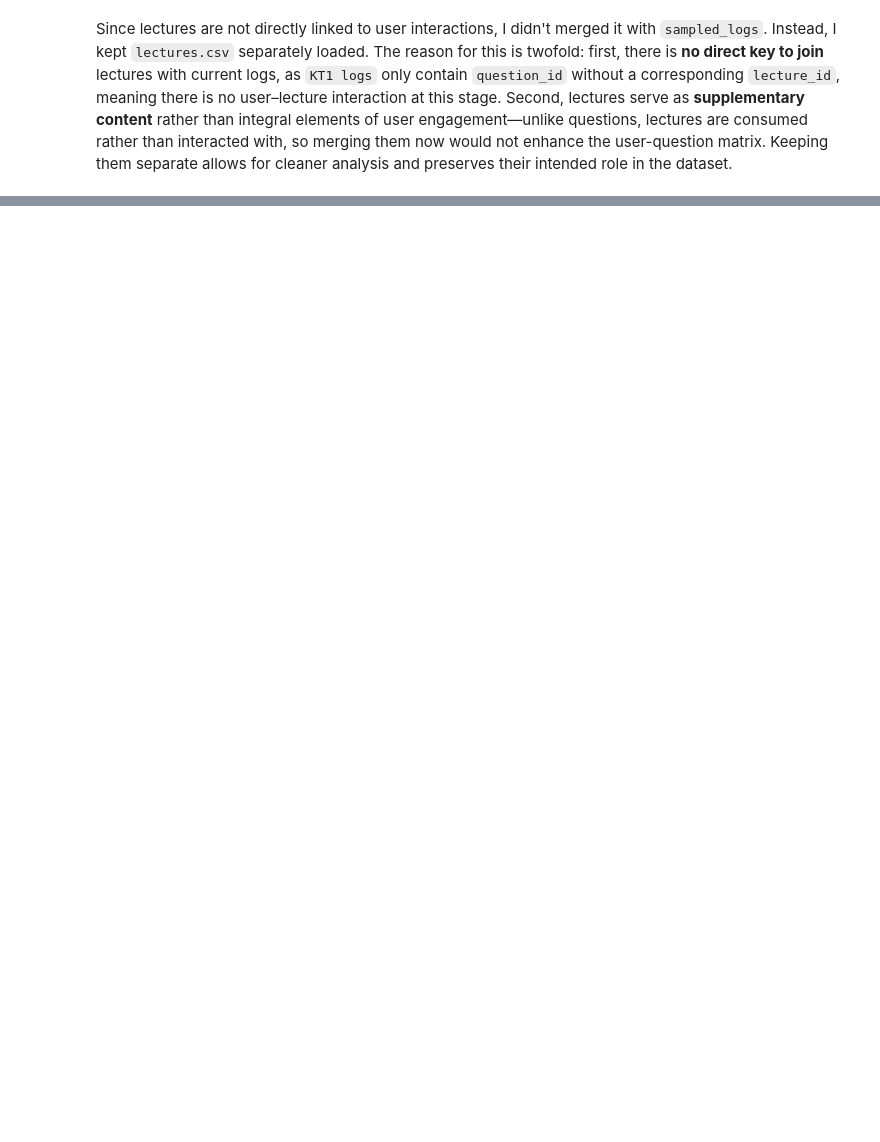
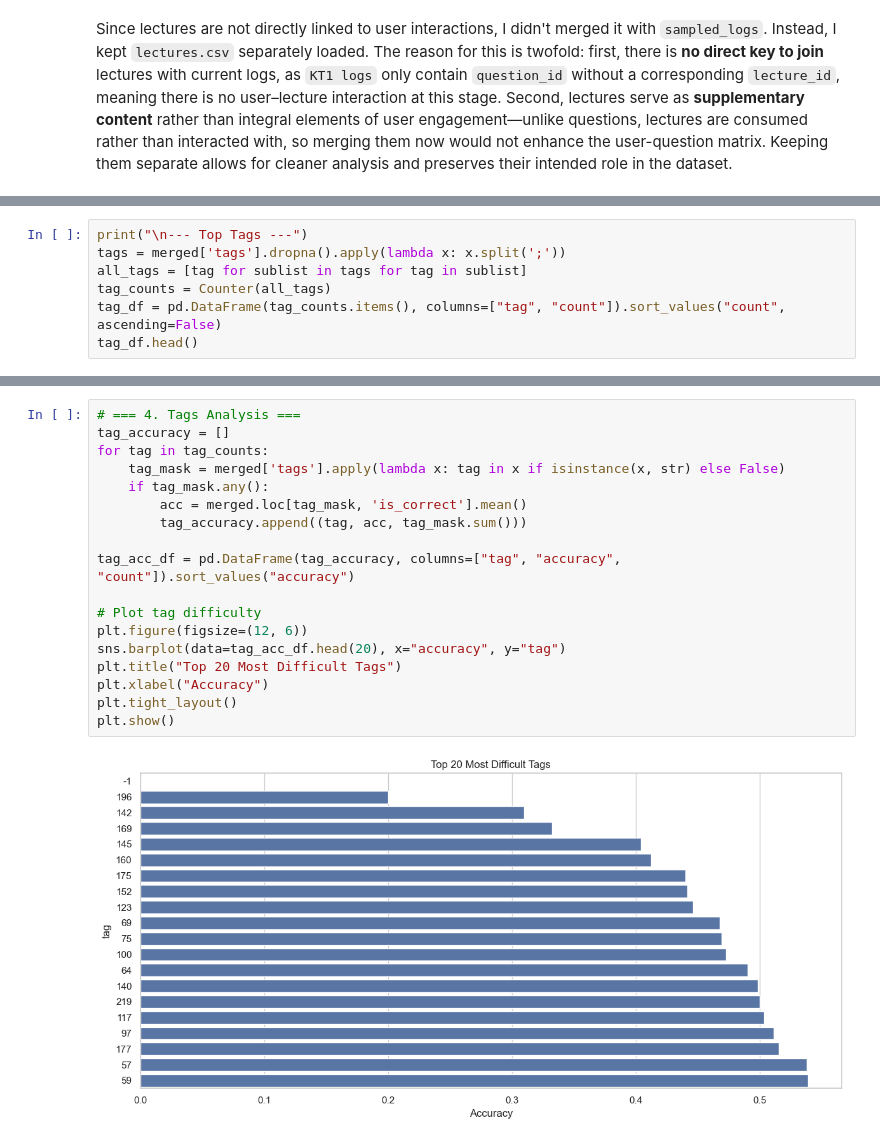
Before and after one commit to maryamzaman30/Data-Driven-Personalized-Educational-Content-Recommendation-System, a Jupyter notebook: notebooks/01_eda.ipynb, the cells around one changed output, grey strips where cells are left out. Drawn from its saved outputs; the diff is of its cells as text; blank space fills up the shorter version.

```diff
--- a/notebooks/01_eda.ipynb
+++ b/notebooks/01_eda.ipynb
@@ -487,0 +538,7 @@ The above is how the merged dataset looks like
+# %%
+print("\n--- Top Tags ---")
+tags = merged['tags'].dropna().apply(lambda x: x.split(';'))
+all_tags = [tag for sublist in tags for tag in sublist]
+tag_counts = Counter(all_tags)
+tag_df = pd.DataFrame(tag_counts.items(), columns=["tag", "count"]).sort_values("count", ascending=False)
+tag_df.head()
@@ -487,0 +603,20 @@ The above is how the merged dataset looks like
+# %%
+# === 4. Tags Analysis ===
+tag_accuracy = []
+for tag in tag_counts:
+    tag_mask = merged['tags'].apply(lambda x: tag in x if isinstance(x, str) else False)
+    if tag_mask.any():
+        acc = merged.loc[tag_mask, 'is_correct'].mean()
+        tag_accuracy.append((tag, acc, tag_mask.sum()))
+
+tag_acc_df = pd.DataFrame(tag_accuracy, columns=["tag", "accuracy", "count"]).sort_values("accuracy")
+
+# Plot tag difficulty
+plt.figure(figsize=(12, 6))
+sns.barplot(data=tag_acc_df.head(20), x="accuracy", y="tag")
+plt.title("Top 20 Most Difficult Tags")
+plt.xlabel("Accuracy")
+plt.tight_layout()
+plt.show()
+# %% [output]
+[figure, added]
```
Also changed, not shown: parts of 23 cells of this notebook, 1 other file.
